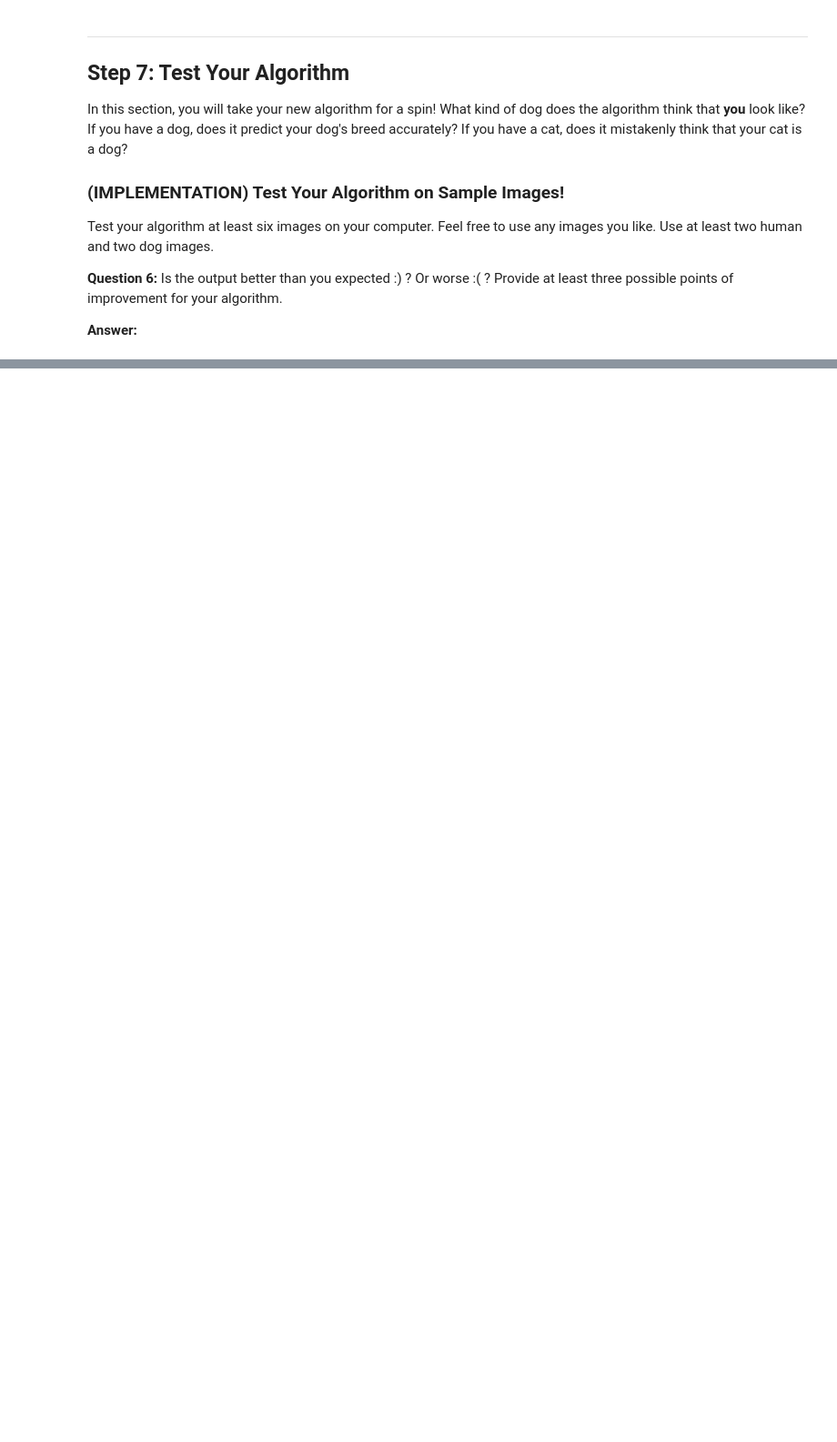
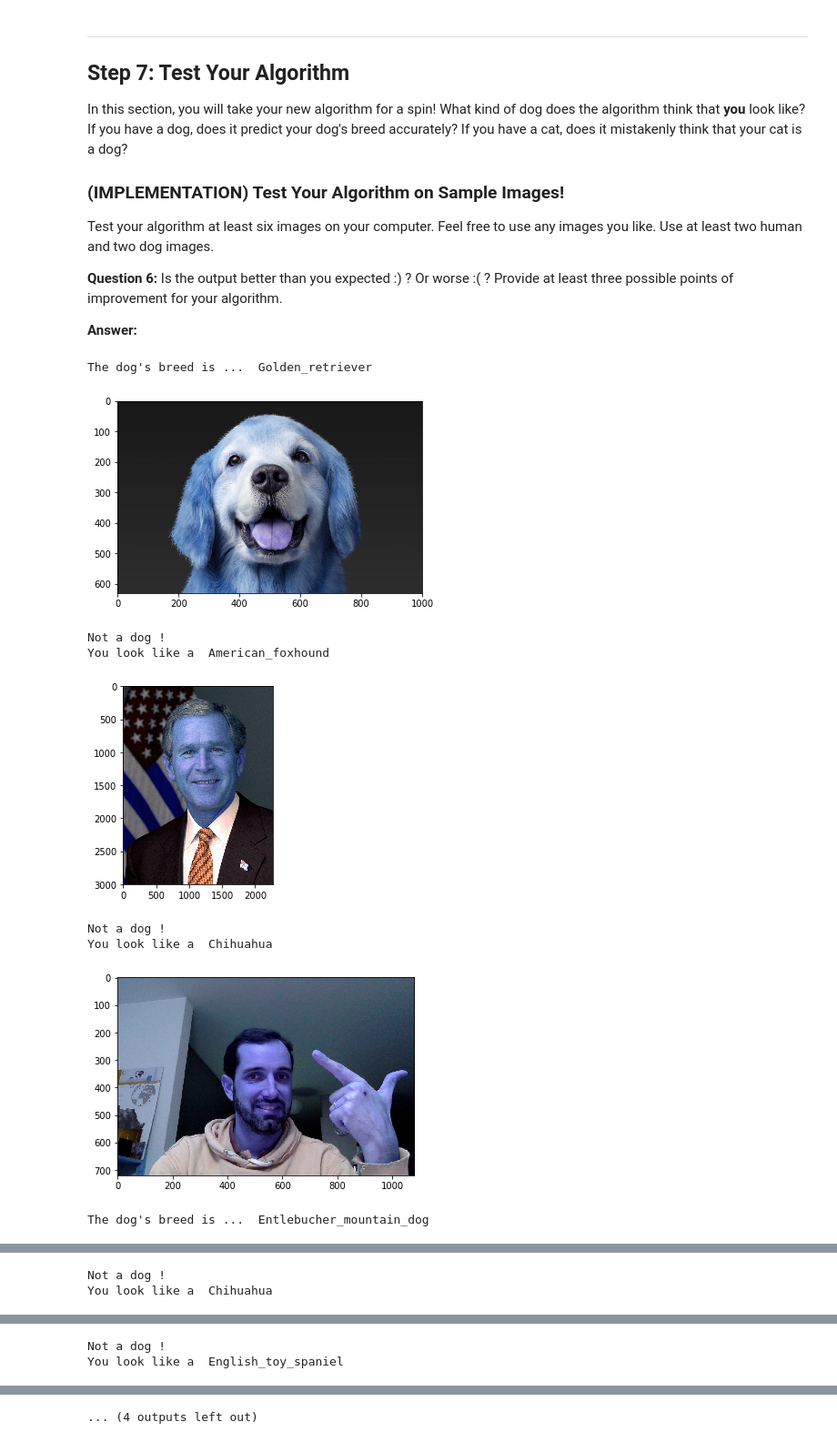
Before and after one commit to nicol4sb/classifier-cnn, a Jupyter notebook: dog_app.ipynb, the cells around one changed output, grey strips where cells are left out. Shown at 91% size. Cells and saved outputs as stored; diff of their text form; code cells hidden in the pictures; blank space fills up the shorter version.

```diff
--- a/dog_app.ipynb
+++ b/dog_app.ipynb
@@ -695,6 +772,10 @@ In the code block below, extract the bottleneck features corresponding to the tr
     test_{network} = bottleneck_features['test']
 # %%
 ### TODO: Obtain bottleneck features from another pre-trained CNN.
+bottleneck_features = np.load('bottleneck_features/DogResnet50Data.npz')
+train_Resnet50 = bottleneck_features['train']
+valid_Resnet50 = bottleneck_features['valid']
+test_Resnet50 = bottleneck_features['test']
 # %% [markdown]
 ### (IMPLEMENTATION) Model Architecture
 
@@ -771,3 +935,33 @@ Some sample output for our algorithm is provided below, but feel free to design
+# %%
+### TODO: Write your algorithm.
+### Feel free to use as many code cells as needed.
+
+##########################################################################
+# algorithm that accepts a file path to an image and
+# first determines whether the image contains a human, dog, or neither
+# Then :
+# if a dog is detected in the image, return the predicted breed.
+# if a human is detected in the image, return the resembling dog breed.
+# if neither is detected in the image, provide output that indicates an error.
+##########################################################################
+
+def dog_vs_human(img_path):
+
+    # is it a dog?
+    if dog_detector(img_path):
+        print("The dog's breed is ... ", ResNet_predict_breed(img_path))
+
+    # is it a human? with simple CNN not openCV
+    elif face_detector(img_path):
+        print("Not a dog, but a human !")
+        print("You look like a ", ResNet_predict_breed(img_path))
+
+    else:
+        print("No puppy or human found !")
+
+    # always show the image
+    plt.imshow(cv2.imread(img_path))
+    plt.show()
 # %% [markdown]
 ---
 <a id='step7'></a>
@@ -785,4 +979,23 @@ __Answer:__
 # %%
 ## TODO: Execute your algorithm from Step 6 on
 ## at least 6 images on your computer.
 ## Feel free to use as many code cells as needed.
+
+dog_vs_human("dog.jpg")
+dog_vs_human("bush.jpg")
+dog_vs_human("Nick.jpg")
+dog_vs_human("domestic-dog_thumb.jpg")
+dog_vs_human("1200px-Ameily_Radke.jpg")
+dog_vs_human("capture8.jpg")
+dog_vs_human("great-dane.jpg")
+dog_vs_human("Dogge_Odin.jpg")
+# %% [output]
+The dog's breed is ...  Golden_retriever
+[figure, added]
+Not a dog !
+You look like a  American_foxhound
+[figure, added]
+Not a dog !
+You look like a  Chihuahua
+[figure, added]
+The dog's breed is ...  Entlebucher_mountain_dog
@@ -788,0 +1003,2 @@ __Answer:__
+Not a dog !
+You look like a  Chihuahua
@@ -788,0 +1006,2 @@ __Answer:__
+Not a dog !
+You look like a  English_toy_spaniel
@@ -788,0 +1009 @@ __Answer:__
+... (4 outputs left out)
```
Also changed, not shown: parts of 29 cells of this notebook, 5 other files.
